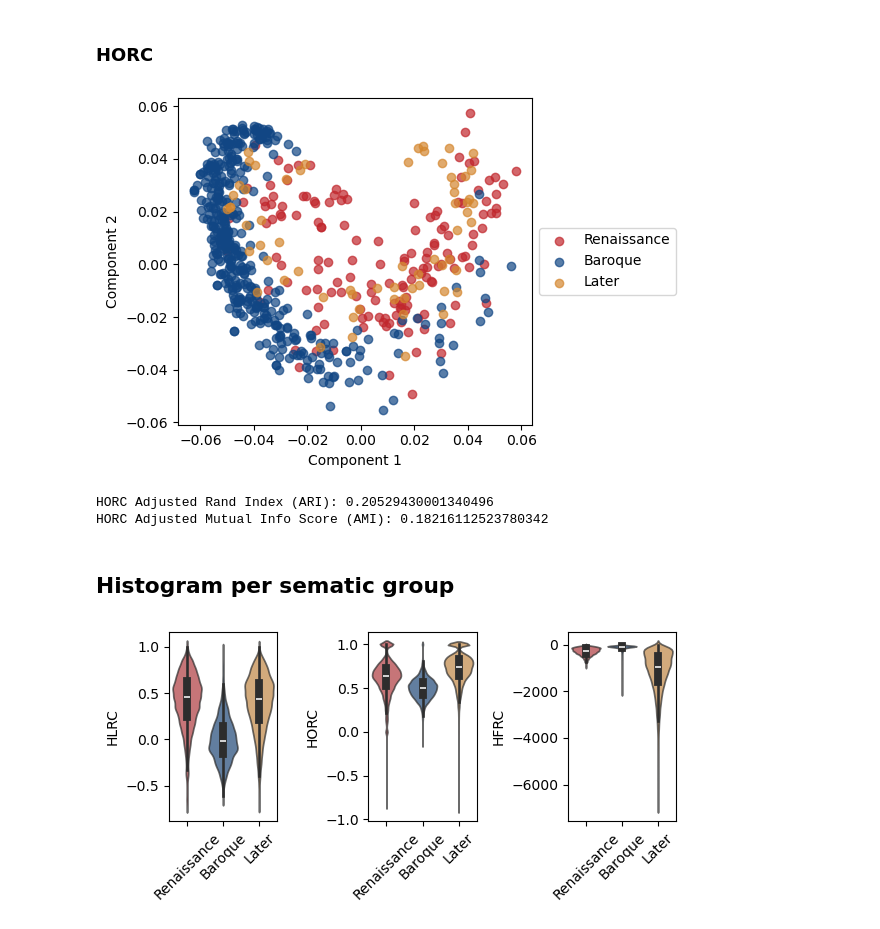
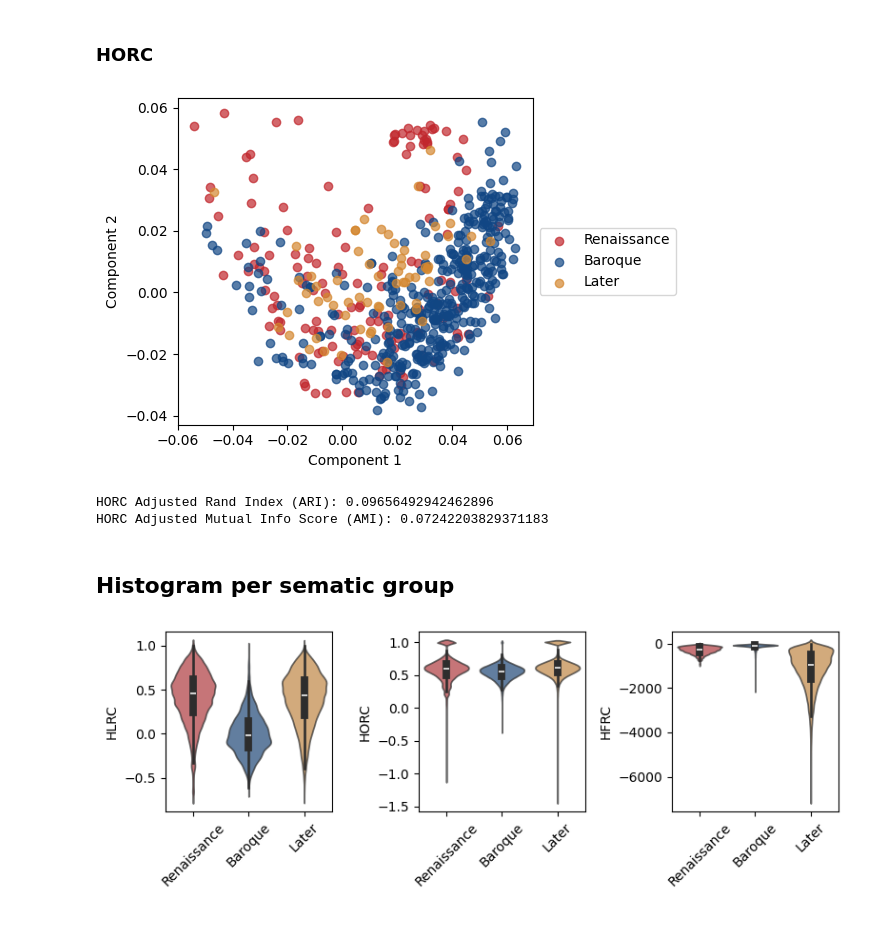
Before and after one commit to shiyi-oo/hypergraph-lower-ricci-curvature, a Jupyter notebook: code/Mus/3.KPCA.ipynb, the cells around one changed output. Drawn from its saved outputs; the diff is of its cells as text; code cells hidden in the pictures.

```diff
--- a/code/Mus/3.KPCA.ipynb
+++ b/code/Mus/3.KPCA.ipynb
@@ -37,9 +44,9 @@ horc = [np.array(document['edge_curvature']) for document in documents]
 # graph labels
 graph_dir = "../../data/raw/mus/mus"
 
-file_paths = glob.glob(os.path.join(graph_dir, "*.csv"))
-hg_labels = pd.Series([os.path.basename(f).split("_")[0] for f in file_paths])
-hg_labels.value_counts()
+file_paths = sorted(glob.glob(os.path.join(graph_dir, "*.csv")))
+labels = pd.Series([os.path.basename(f).split("_")[0] for f in file_paths])
+labels.value_counts()
 # %% [output]
 palestrina    1318
 bach           410
@@ -186,9 +179,10 @@ horc_embed = kpca(horc_histogram(hg_horc), 2)
 # %%
-plot_embed(horc_embed[mask], hg_labels[mask], groups,fig_out="figures/Mus_HORC_kpca.pdf")
+# plot_embed(horc_embed[mask], np.array(labels)[mask], groups,fig_out="figures/Mus_HORC_kpca.pdf")
+plot_embed(horc_embed[mask], np.array(labels)[mask], groups)
 # %% [output]
-[figure, old version]
+[figure, new version]
-HORC Adjusted Rand Index (ARI): 0.20529430001340496
-HORC Adjusted Mutual Info Score (AMI): 0.18216112523780342
+HORC Adjusted Rand Index (ARI): 0.09656492942462896
+HORC Adjusted Mutual Info Score (AMI): 0.07242203829371183
 # %% [markdown]
 ## Histogram per sematic group
 # %%
@@ -202,7 +196,7 @@ era_map.update({name: 'Baroque'      for name in Baroque})
 era_map.update({name: 'Later'    for name in Later})
 
 # apply mapping
-era_labels = [era_map.get(lbl, 'Other') for lbl in hg_labels]
+era_labels = [era_map.get(lbl, 'Other') for lbl in labels]
 # %%
 expanded_labels = [label for label, curvs in zip(era_labels, hlrc) for _ in curvs]
 # %%
@@ -219,35 +213,35 @@ mus_df = pd.DataFrame({
     "label": expanded_labels
 })
 
-fig, axes = plt.subplots(1, 3, figsize=(6, 3))
+fig, axes = plt.subplots(1, 3, figsize=(8, 3))
 order = ['Renaissance','Baroque','Later']
 # --- Plot 1: HLRC ---
 sns.violinplot(data=mus_df[mus_df.label != "Other"], x="label", y="hlrc",hue="label",
                ax=axes[0], order=order,palette=color_map,legend=False, alpha=0.7)
 axes[0].set_title("")
 axes[0].set_xlabel("")
 axes[0].set_ylabel("HLRC")
 axes[0].tick_params(axis='x', rotation=45)
 
 # --- Plot 2: HORC ---
 sns.violinplot(data=mus_df[mus_df.label != "Other"], x="label", y="horc",hue="label",
                ax=axes[1], order=order,palette=color_map,legend=False, alpha=0.7)
 axes[1].set_title("")
 axes[1].set_xlabel("")
 axes[1].set_ylabel("HORC")
 axes[1].tick_params(axis='x', rotation=45)
 
 # --- Plot 3: HFRC ---
 sns.violinplot(data=mus_df[mus_df.label != "Other"], x="label", y="hfrc",hue="label",
                ax=axes[2], order=order, palette=color_map,legend=False, alpha=0.7)
 axes[2].set_title("")
 axes[2].set_xlabel("")
 axes[2].set_ylabel("HFRC")
 axes[2].tick_params(axis='x', rotation=45)
 
 # Adjust layout
 plt.tight_layout()
-plt.savefig("figures/Violinplot_per_era.pdf")
+# plt.savefig("figures/Violinplot_per_era.pdf")
 plt.show()
 # %% [output]
-[figure, old version]
+[figure, new version]
```
Also changed, not shown: parts of 9 cells of this notebook, 3 other files.
